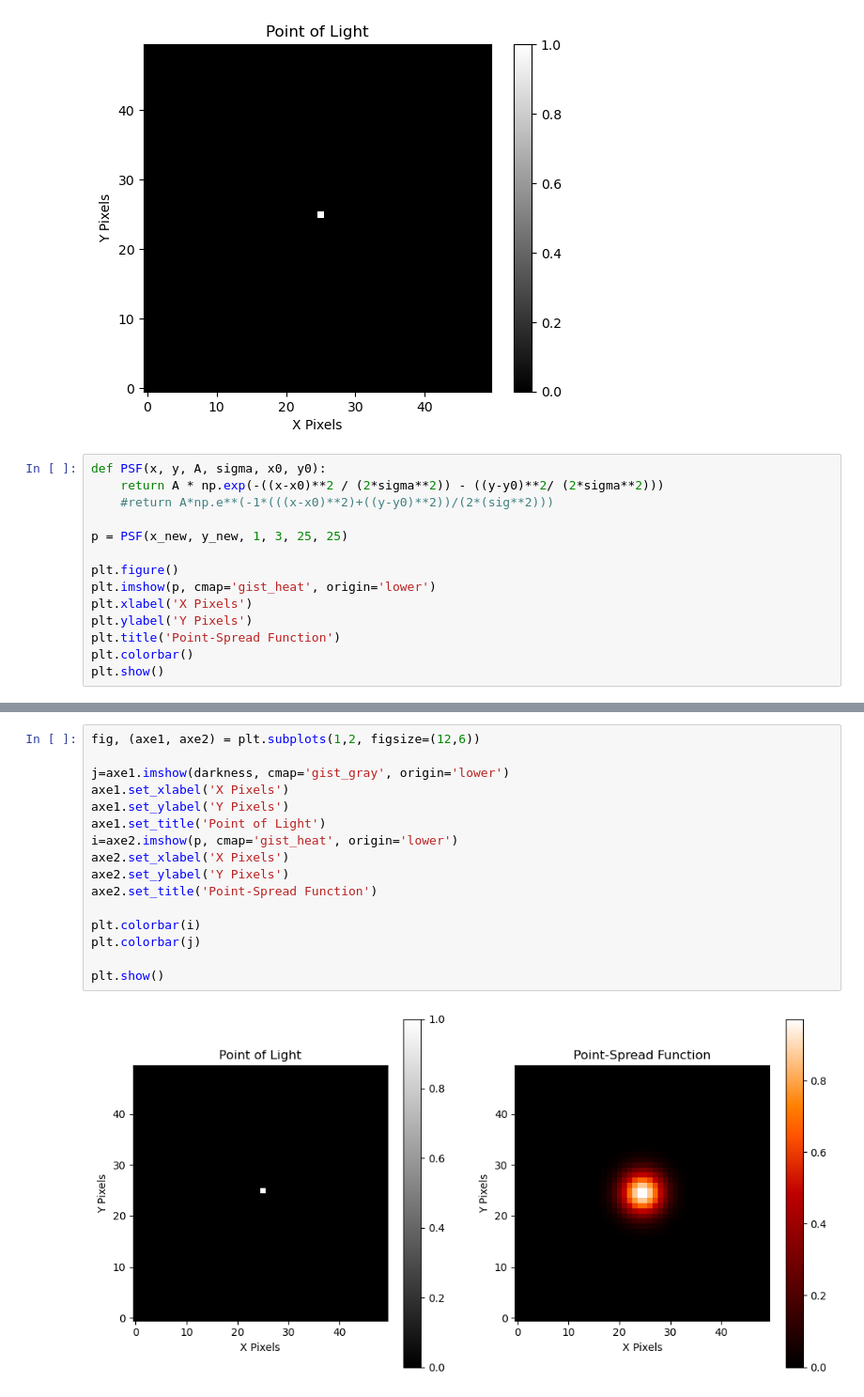
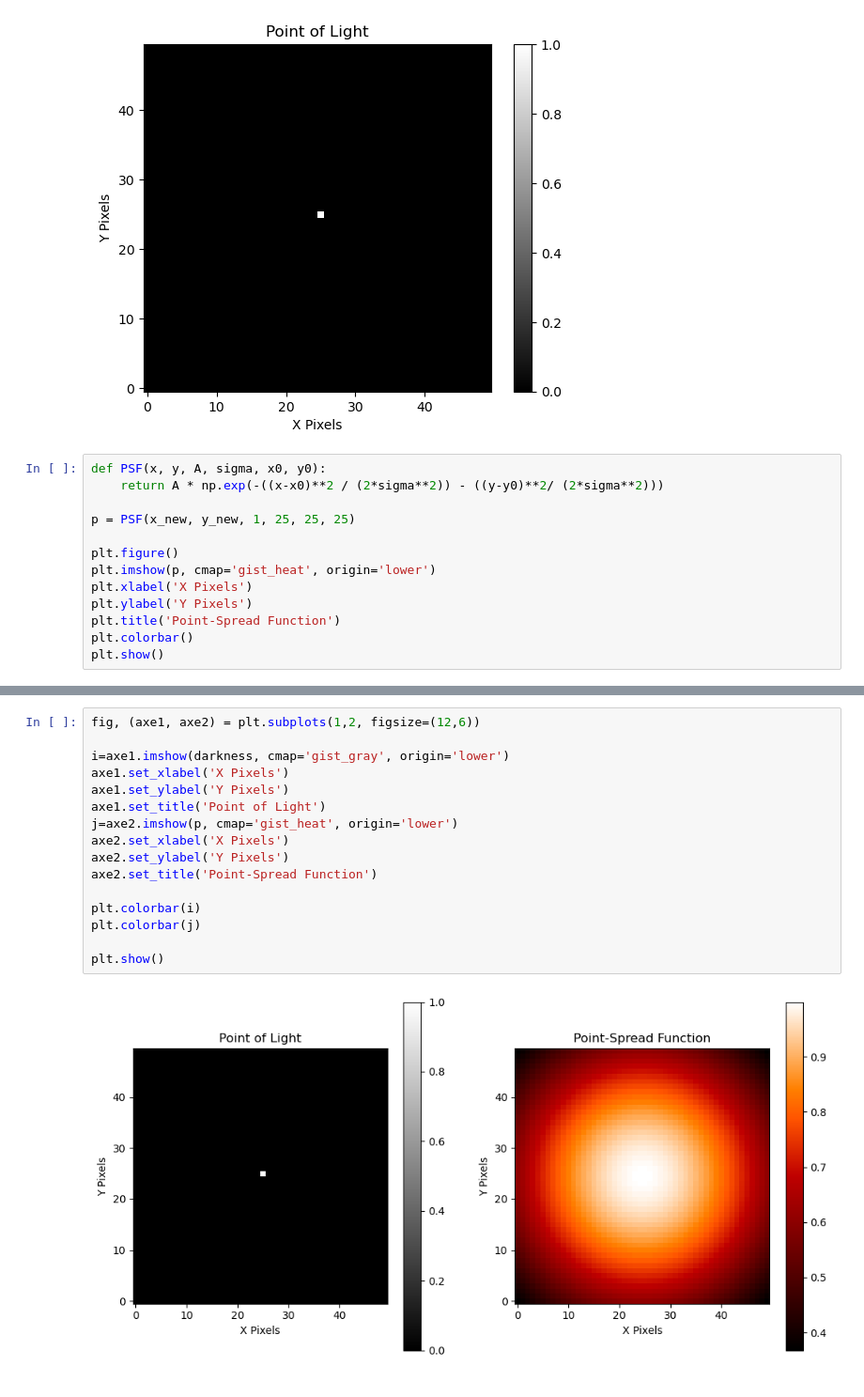
Before and after one commit to DeaconTCarreon/deacon_decal, a Jupyter notebook: homework10/homework10.ipynb, the cells around one changed output, grey strips where cells are left out. Shown at 94% size. Cells and saved outputs as stored; diff of their text form.

```diff
--- a/homework10/homework10.ipynb
+++ b/homework10/homework10.ipynb
@@ -152,9 +154,8 @@ plt.show()
 # %%
 def PSF(x, y, A, sigma, x0, y0):
     return A * np.exp(-((x-x0)**2 / (2*sigma**2)) - ((y-y0)**2/ (2*sigma**2)))
-    #return A*np.e**(-1*(((x-x0)**2)+((y-y0)**2))/(2*(sig**2)))
 
-p = PSF(x_new, y_new, 1, 3, 25, 25)
+p = PSF(x_new, y_new, 1, 25, 25, 25)
 
 plt.figure()
 plt.imshow(p, cmap='gist_heat', origin='lower')
@@ -168,18 +169,18 @@ plt.show()
 # %%
 fig, (axe1, axe2) = plt.subplots(1,2, figsize=(12,6))
 
-j=axe1.imshow(darkness, cmap='gist_gray', origin='lower')
+i=axe1.imshow(darkness, cmap='gist_gray', origin='lower')
 axe1.set_xlabel('X Pixels')
 axe1.set_ylabel('Y Pixels')
 axe1.set_title('Point of Light')
-i=axe2.imshow(p, cmap='gist_heat', origin='lower')
+j=axe2.imshow(p, cmap='gist_heat', origin='lower')
 axe2.set_xlabel('X Pixels')
 axe2.set_ylabel('Y Pixels')
 axe2.set_title('Point-Spread Function')
 
 plt.colorbar(i)
 plt.colorbar(j)
 
 plt.show()
 # %% [output]
-[figure, old version]
+[figure, new version]
```
Also changed, not shown: parts of 5 cells of this notebook.
